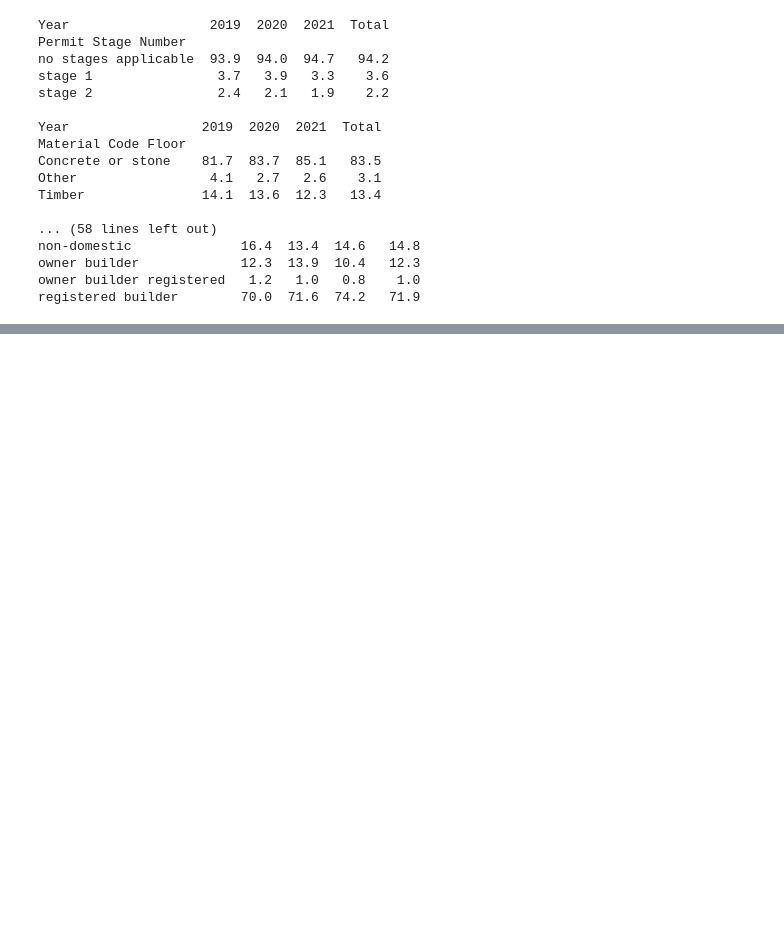
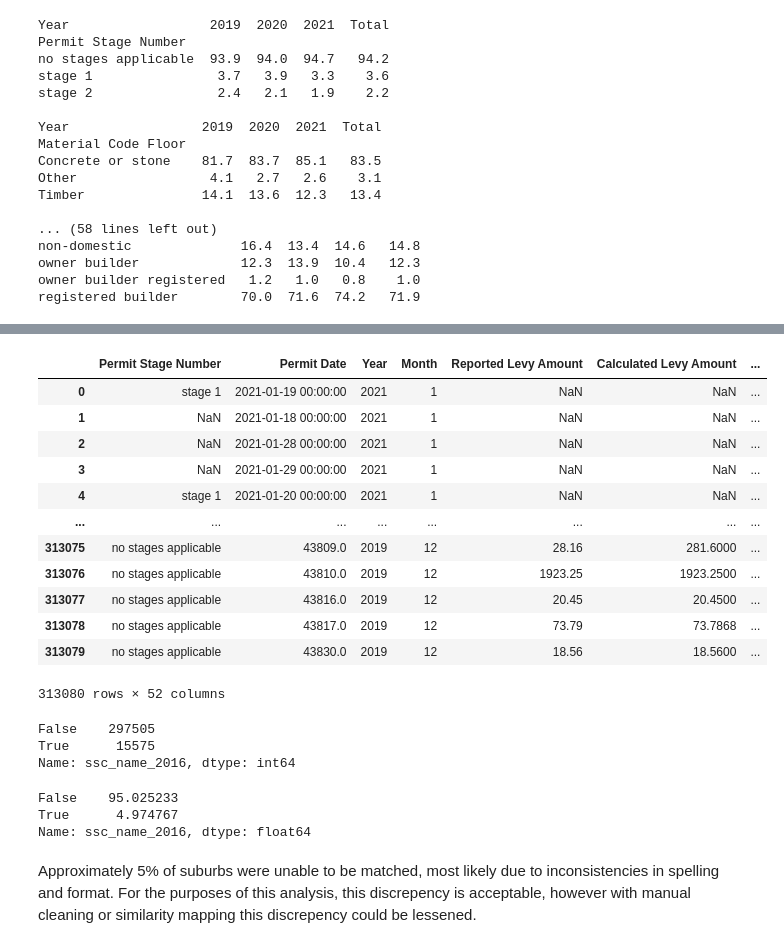
Before and after one commit to CaroPattle/bicycle_data_melbourne, a Jupyter notebook: planning_permits/planning_permit_analysis.ipynb, the cells around one changed output, grey strips where cells are left out. Drawn from its saved outputs; the diff is of its cells as text; code cells hidden in the pictures; blank space fills up the shorter version.

Commit message:
updated planning permit analysis

```diff
--- a/planning_permits/planning_permit_analysis.ipynb
+++ b/planning_permits/planning_permit_analysis.ipynb
@@ -292,0 +345,3 @@ registered builder        70.0  71.6  74.2   71.9
+# %%
+gdf['Suburb'] = gdf.ssc_name_2016.str.rstrip(' (Vic.)')
+gdf[['ssc_name_2016','Suburb']].head()
@@ -292,0 +355,4 @@ registered builder        70.0  71.6  74.2   71.9
+# %%
+# the data isn't quite cleaned... there's a postcode here... but just one, so that's nice!
+df['Suburb'] = df['Site Suburb'].str.rstrip(' VIC').str.title()
+df[['Site Suburb','Suburb']].head()
@@ -292,0 +366,37 @@ registered builder        70.0  71.6  74.2   71.9
+# %%
+
+df_merge = df.merge(gdf, on = ['Suburb'], how="left")
+# %%
+df_merge
+# %% [output]
+|  | Permit Stage Number | Permit Date | Year | Month | Reported Levy Amount | Calculated Levy Amount | ... |
+| 0 | stage 1 | 2021-01-19 00:00:00 | 2021 | 1 | NaN | NaN | ... |
+| 1 | NaN | 2021-01-18 00:00:00 | 2021 | 1 | NaN | NaN | ... |
+| 2 | NaN | 2021-01-28 00:00:00 | 2021 | 1 | NaN | NaN | ... |
+| 3 | NaN | 2021-01-29 00:00:00 | 2021 | 1 | NaN | NaN | ... |
+| 4 | stage 1 | 2021-01-20 00:00:00 | 2021 | 1 | NaN | NaN | ... |
+| ... | ... | ... | ... | ... | ... | ... | ... |
+| 313075 | no stages applicable | 43809.0 | 2019 | 12 | 28.16 | 281.6000 | ... |
+| 313076 | no stages applicable | 43810.0 | 2019 | 12 | 1923.25 | 1923.2500 | ... |
+| 313077 | no stages applicable | 43816.0 | 2019 | 12 | 20.45 | 20.4500 | ... |
+| 313078 | no stages applicable | 43817.0 | 2019 | 12 | 73.79 | 73.7868 | ... |
+| 313079 | no stages applicable | 43830.0 | 2019 | 12 | 18.56 | 18.5600 | ... |
+313080 rows × 52 columns
+# %%
+# Lets enumerate how many did and did not successfully match up with the official suburb data!
+df_merge['ssc_name_2016'].isna().value_counts()
+# %% [output]
+False    297505
+True      15575
+Name: ssc_name_2016, dtype: int64
+# %%
+# As a percentage
+
+100*(df_merge['ssc_name_2016'].isna().value_counts())/len(df_merge)
+# %% [output]
+False    95.025233
+True      4.974767
+Name: ssc_name_2016, dtype: float64
+# %% [markdown]
+Approximately 5% of suburbs were unable to be matched, most likely due to inconsistencies in spelling and format.
+For the purposes of this analysis, this discrepency is acceptable, however with manual cleaning or similarity mapping this discrepency could be lessened.
```
Also changed, not shown: parts of 7 cells of this notebook, 1 other file.
